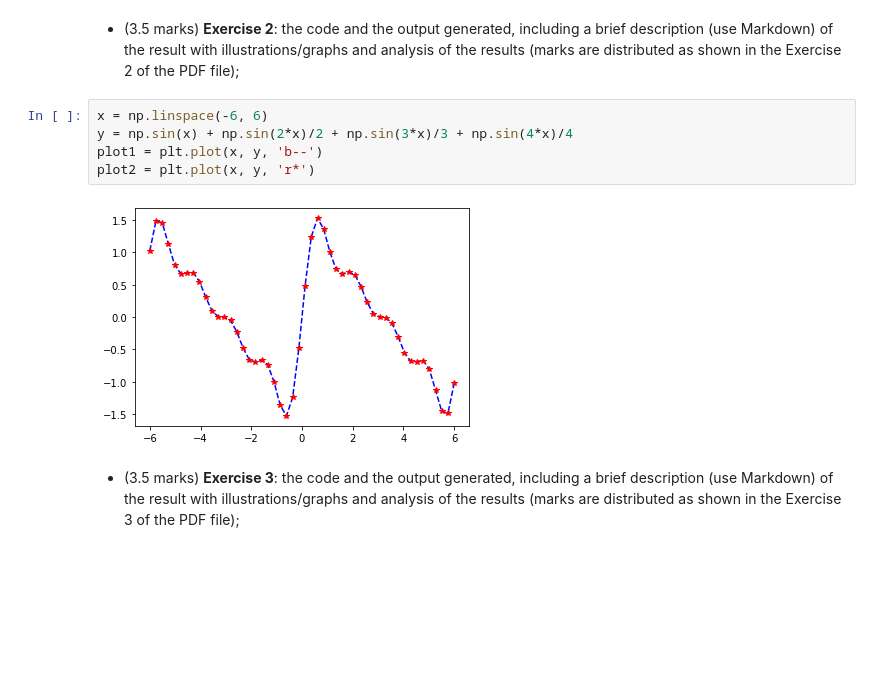
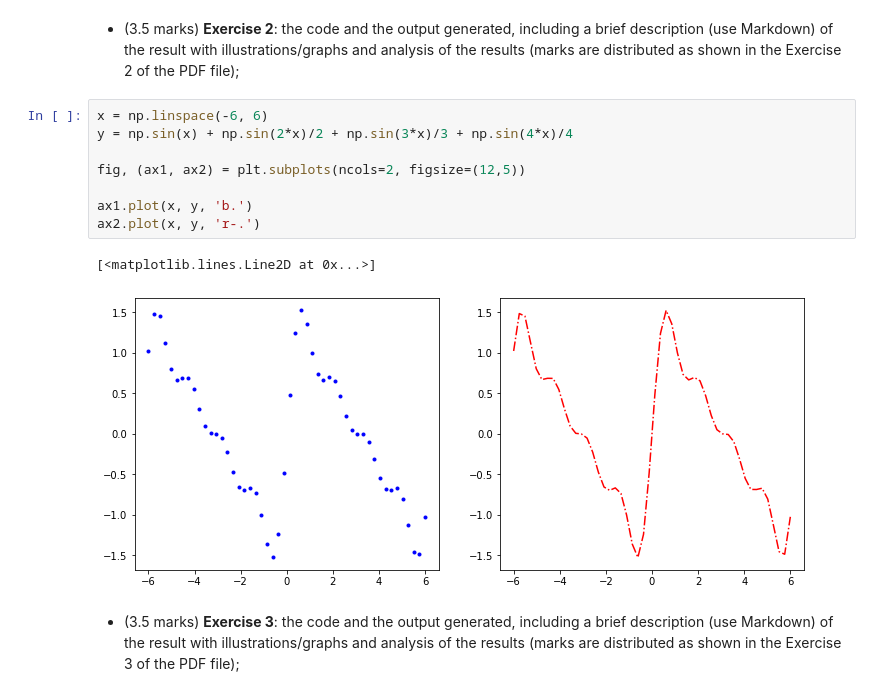
Before and after one commit to nafisat11/ENCM509, a Jupyter notebook: Labs/01/lab01_NafisaTabassum.ipynb, the cells around one changed output. Drawn from its saved outputs; the diff is of its cells as text; blank space fills up the shorter version.

```diff
--- a/Labs/01/lab01_NafisaTabassum.ipynb
+++ b/Labs/01/lab01_NafisaTabassum.ipynb
@@ -47,10 +47,14 @@ Inserted the Dino picture using Markdown
 # %%
 x = np.linspace(-6, 6)
 y = np.sin(x) + np.sin(2*x)/2 + np.sin(3*x)/3 + np.sin(4*x)/4
-plot1 = plt.plot(x, y, 'b--')
-plot2 = plt.plot(x, y, 'r*')
+
+fig, (ax1, ax2) = plt.subplots(ncols=2, figsize=(12,5))
+
+ax1.plot(x, y, 'b.')
+ax2.plot(x, y, 'r-.')
 # %% [output]
+[<matplotlib.lines.Line2D at 0x...>]
-[figure, old version]
+[figure, new version]
 # %% [markdown]
 - (3.5 marks) **Exercise 3**: the code and the output generated, including a  brief description (use Markdown) of the result  with illustrations/graphs and analysis of the results (marks are distributed as shown in the Exercise 3 of the PDF file);
 # %%
```
Also changed, not shown: parts of 2 cells of this notebook.
